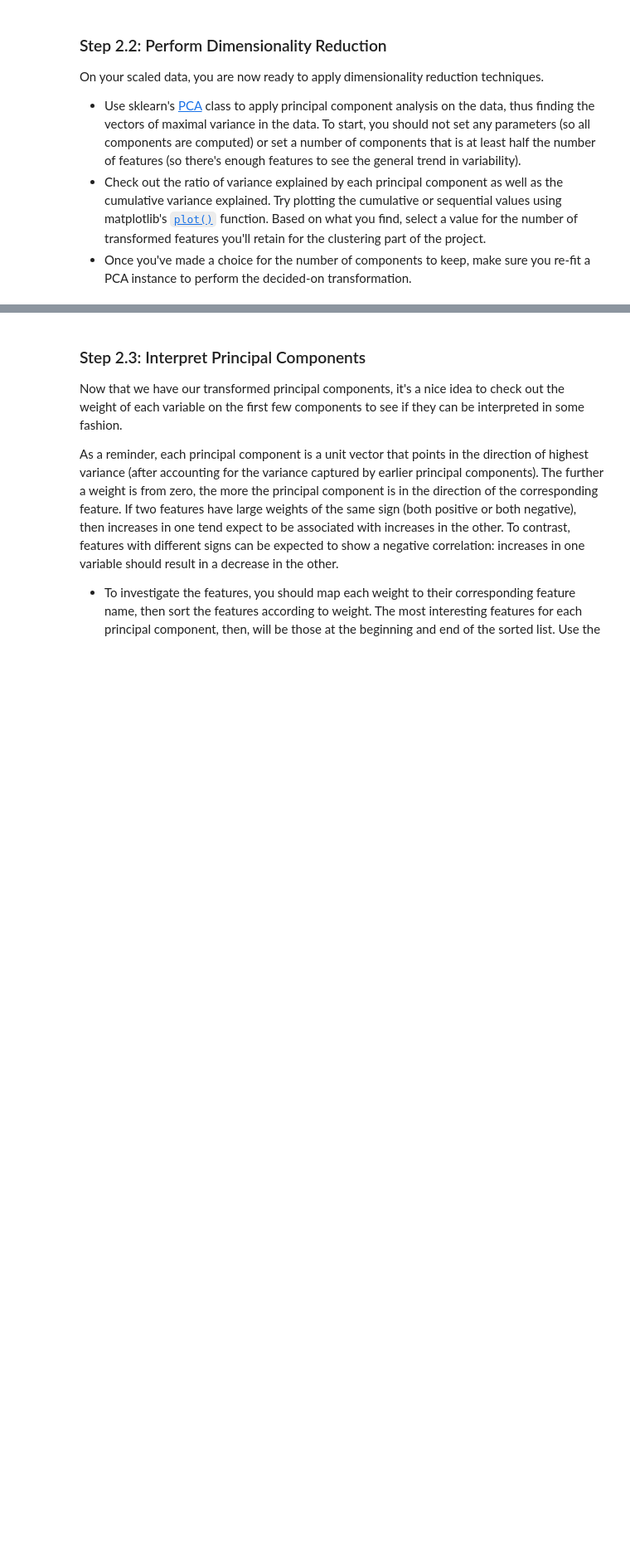
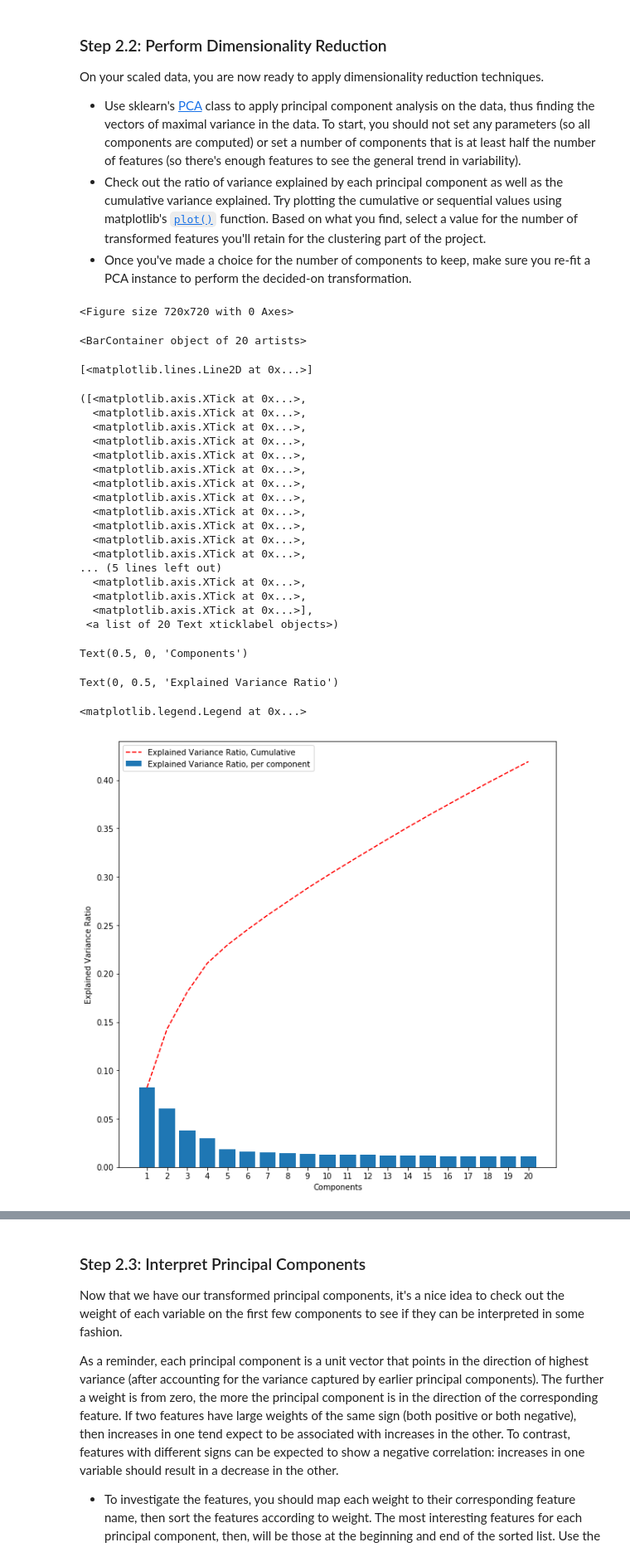
Before and after one commit to lukechen526/DSND_Term1, a Jupyter notebook: projects/p3_customer_segment/Identify_Customer_Segments_solution.ipynb, the cells around one changed output, grey strips where cells are left out. Shown at 83% size. Cells and saved outputs as stored; diff of their text form; code cells hidden in the pictures; blank space fills up the shorter version.

```diff
--- a/projects/p3_customer_segment/Identify_Customer_Segments_solution.ipynb
+++ b/projects/p3_customer_segment/Identify_Customer_Segments_solution.ipynb
@@ -617,7 +617,7 @@ def clean_data(df):
 
     # Re-encode "PRAEGENDE_JUGENDJAHRE"
 
-    df['PRAEGENDE_JUGENDJAHRE_deacde'] = df['PRAEGENDE_JUGENDJAHRE'].map(PRAEGENDE_JUGENDJAHRE_deacde)
+    df['PRAEGENDE_JUGENDJAHRE_decade'] = df['PRAEGENDE_JUGENDJAHRE'].map(PRAEGENDE_JUGENDJAHRE_deacde)
     df['PRAEGENDE_JUGENDJAHRE_movement'] = df['PRAEGENDE_JUGENDJAHRE'].map(PRAEGENDE_JUGENDJAHRE_movement)
     df = df.drop(['PRAEGENDE_JUGENDJAHRE'], axis=1)
 
@@ -676,2 +682,6 @@ Before we apply dimensionality reduction techniques to the data, we need to perf
 # %%
 # Apply feature scaling to the general population demographics data.
+from sklearn.preprocessing import StandardScaler
+
+scaler = StandardScaler()
+X = scaler.fit_transform(azdias_clean)
@@ -689,3 +709,7 @@ On your scaled data, you are now ready to apply dimensionality reduction techniq
 - Once you've made a choice for the number of components to keep, make sure you re-fit a PCA instance to perform the decided-on transformation.
 # %%
 # Apply PCA to the data.
+from sklearn.decomposition import PCA
+
+pca = PCA()
+X_pca = pca.fit_transform(X)
@@ -693,0 +716,37 @@ On your scaled data, you are now ready to apply dimensionality reduction techniq
+# %%
+# Investigate the variance accounted for by each principal component.
+top_k = 20
+
+plt.figure(figsize=(10, 10))
+plt.bar(list(range(1, top_k+1)), pca.explained_variance_ratio_[:top_k], label='Explained Variance Ratio, per component')
+plt.plot(list(range(1, top_k+1)), pca.explained_variance_ratio_.cumsum()[:top_k], '--r', label='Explained Variance Ratio, Cumulative')
+plt.xticks(list(range(1, top_k+1)))
+plt.xlabel('Components')
+plt.ylabel('Explained Variance Ratio')
+plt.legend()
+plt.show()
+# %% [output]
+<Figure size 720x720 with 0 Axes>
+<BarContainer object of 20 artists>
+[<matplotlib.lines.Line2D at 0x...>]
+([<matplotlib.axis.XTick at 0x...>,
+  <matplotlib.axis.XTick at 0x...>,
+  <matplotlib.axis.XTick at 0x...>,
+  <matplotlib.axis.XTick at 0x...>,
+  <matplotlib.axis.XTick at 0x...>,
+  <matplotlib.axis.XTick at 0x...>,
+  <matplotlib.axis.XTick at 0x...>,
+  <matplotlib.axis.XTick at 0x...>,
+  <matplotlib.axis.XTick at 0x...>,
+  <matplotlib.axis.XTick at 0x...>,
+  <matplotlib.axis.XTick at 0x...>,
+  <matplotlib.axis.XTick at 0x...>,
+... (5 lines left out)
+  <matplotlib.axis.XTick at 0x...>,
+  <matplotlib.axis.XTick at 0x...>,
+  <matplotlib.axis.XTick at 0x...>],
+ <a list of 20 Text xticklabel objects>)
+Text(0.5, 0, 'Components')
+Text(0, 0.5, 'Explained Variance Ratio')
+<matplotlib.legend.Legend at 0x...>
+[figure, added]
```
Also changed, not shown: parts of 17 cells of this notebook.
